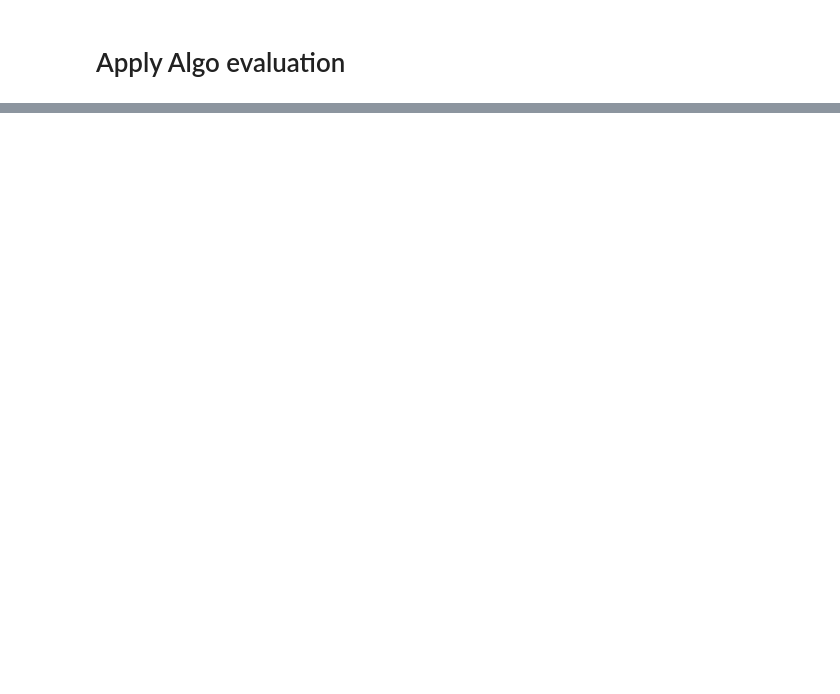
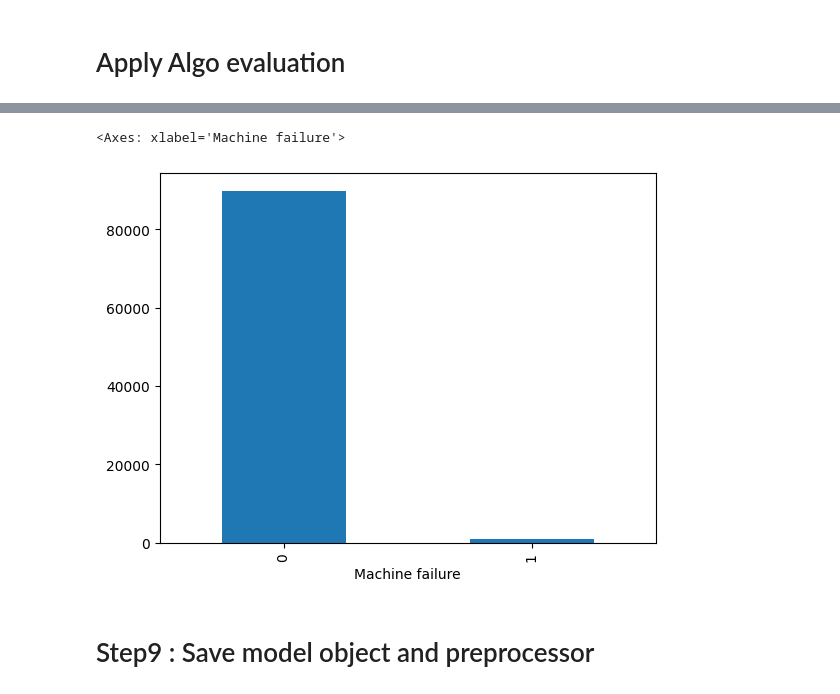
Before and after one commit to dhanashreeh2025-crypto/machine_learning, a Jupyter notebook: Algo_evaluation_proj/Algo_eval_proj.ipynb, the cells around one changed output, grey strips where cells are left out. Saved outputs shown, nothing was run; the diff lists cells and outputs as text; code cells hidden in the pictures; blank space fills up the shorter version.

```diff
--- a/Algo_evaluation_proj/Algo_eval_proj.ipynb
+++ b/Algo_evaluation_proj/Algo_eval_proj.ipynb
@@ -285,0 +431,4 @@ You can try to debug the error by setting error_score='raise'.
+# %%
+xnew_pre = xnew_pre.reindex(columns=xtrain_pre.columns, fill_value=0)
+# %%
+preds = best_model.predict(xnew_pre)
@@ -285,0 +443,3 @@ You can try to debug the error by setting error_score='raise'.
+# %%
+probs = best_model.predict_proba(xnew_pre)[:,1]
+probs
@@ -285,0 +449,4 @@ You can try to debug the error by setting error_score='raise'.
+# %%
+res = xnew[["id"]]
+res["Machine failure"] = preds
+res["probability"] = probs.round(4)
@@ -285,0 +485,5 @@ You can try to debug the error by setting error_score='raise'.
+# %%
+res["Machine failure"].value_counts().plot(kind="bar")
+# %% [output]
+<Axes: xlabel='Machine failure'>
+[figure, added]
@@ -285,0 +492,2 @@ You can try to debug the error by setting error_score='raise'.
+# %% [markdown]
+# Step9 : Save model object and preprocessor
```
Also changed, not shown: parts of 41 cells of this notebook, 3 other files.
